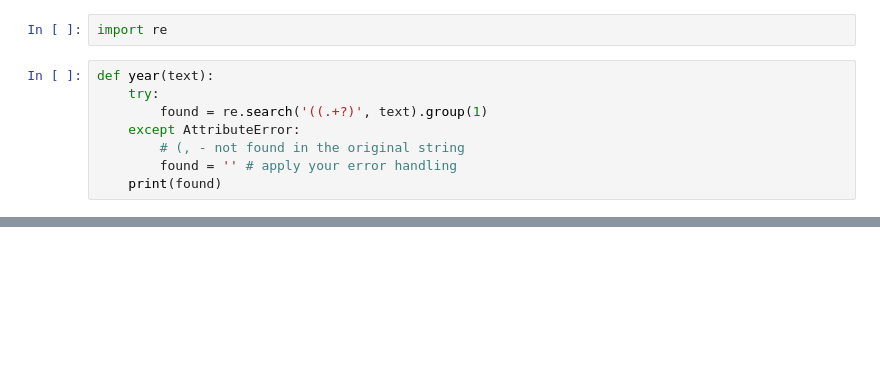
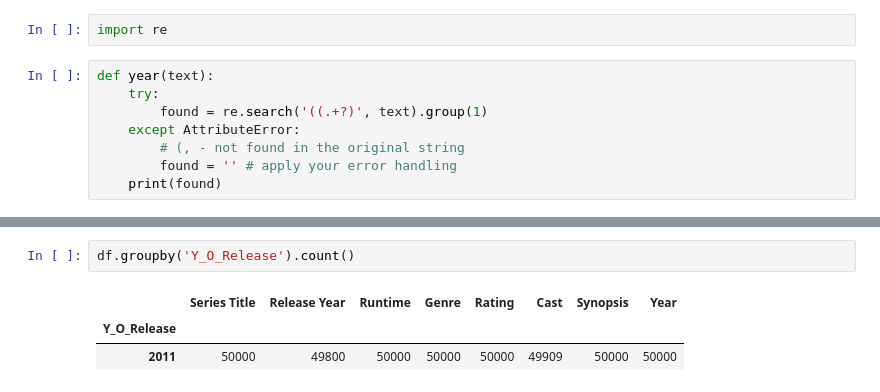
Before and after one commit to vmose/Python_Notebooks, a Jupyter notebook: TrendsInTelevisionSeries.ipynb, the cells around one changed output, grey strips where cells are left out. Saved outputs shown, nothing was run; the diff lists cells and outputs as text; blank space fills up the shorter version.

```diff
--- a/TrendsInTelevisionSeries.ipynb
+++ b/TrendsInTelevisionSeries.ipynb
@@ -98,0 +82,6 @@ df
+# %%
+df.groupby('Y_O_Release').count()
+# %% [output]
+|  | Series Title | Release Year | Runtime | Genre | Rating | Cast | Synopsis | Year |
+| Y_O_Release |  |  |  |  |  |  |  |  |
+| 2011 | 50000 | 49800 | 50000 | 50000 | 50000 | 49909 | 50000 | 50000 |
```
Also changed, not shown: parts of 7 cells of this notebook.
